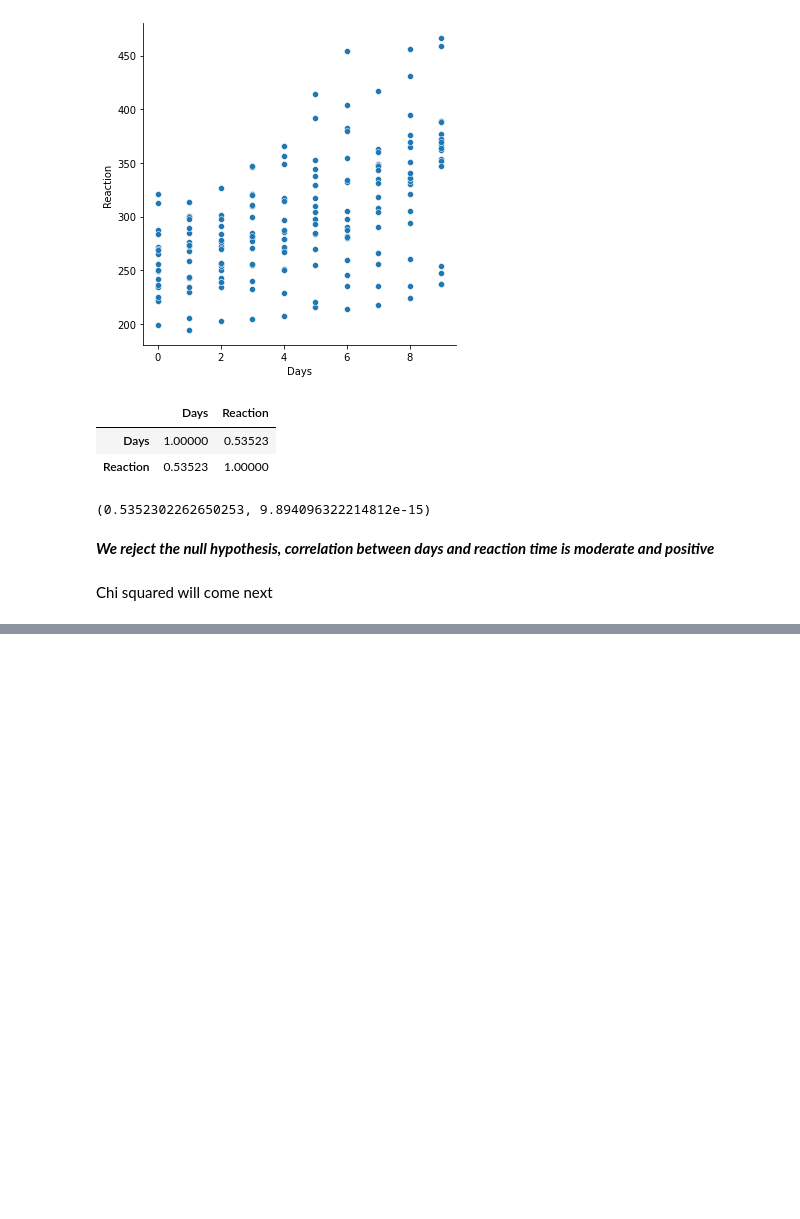
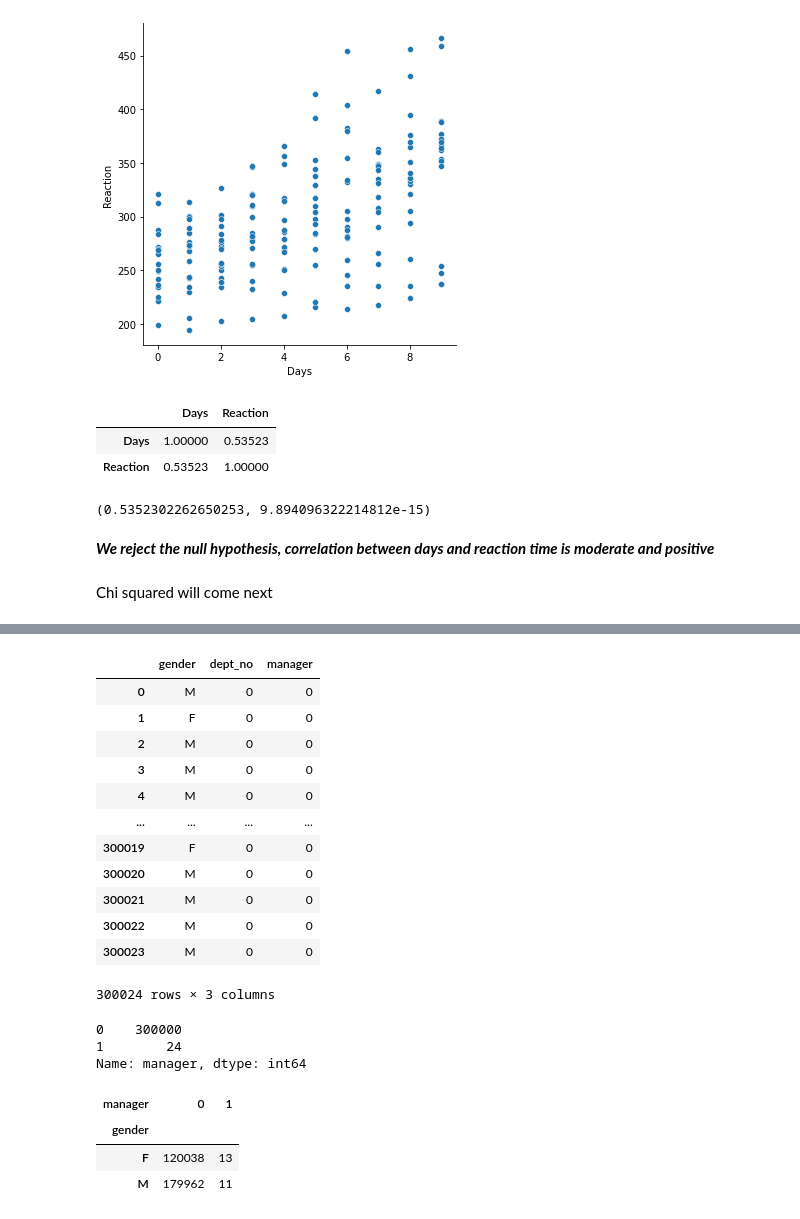
Before and after one commit to adam-talbot/statistics-exercises, a Jupyter notebook: hypothesis_testing.ipynb, the cells around one changed output, grey strips where cells are left out. Cells and saved outputs as stored; diff of their text form; code cells hidden in the pictures; blank space fills up the shorter version.

```diff
--- a/hypothesis_testing.ipynb
+++ b/hypothesis_testing.ipynb
@@ -1075,0 +1384,11 @@ Chi squared will come next
+# %%
+# read in needed data using read_sql
+
+url = f'mysql+pymysql://{user}:{password}@{host}/employees'
+query = '''
+select gender, dm.dept_no
+from employees as e
+LEFT JOIN dept_manager as dm using(emp_no);
+'''
+gender_mgr = pd.read_sql(query, url)
+gender_mgr.head()
@@ -1075,0 +1402,3 @@ Chi squared will come next
+# %%
+gender_mgr.fillna(0, inplace=True)
+gender_mgr.head()
@@ -1075,0 +1412,34 @@ Chi squared will come next
+# %%
+# use np.where to create new column for manager status
+gender_mgr['manager'] = np.where(gender_mgr.dept_no == 0, 0, 1)
+gender_mgr
+# %% [output]
+|  | gender | dept_no | manager |
+| 0 | M | 0 | 0 |
+| 1 | F | 0 | 0 |
+| 2 | M | 0 | 0 |
+| 3 | M | 0 | 0 |
+| 4 | M | 0 | 0 |
+| ... | ... | ... | ... |
+| 300019 | F | 0 | 0 |
+| 300020 | M | 0 | 0 |
+| 300021 | M | 0 | 0 |
+| 300022 | M | 0 | 0 |
+| 300023 | M | 0 | 0 |
+300024 rows × 3 columns
+# %%
+# make sure this worked as expected using value_counts
+gender_mgr.manager.value_counts()
+# %% [output]
+0    300000
+1        24
+Name: manager, dtype: int64
+# %%
+# create observation table usind crosstab
+observed = pd.crosstab(gender_mgr.gender, gender_mgr.manager)
+observed
+# %% [output]
+| manager | 0 | 1 |
+| gender |  |  |
+| F | 120038 | 13 |
+| M | 179962 | 11 |
```
Also changed, not shown: parts of 39 cells of this notebook.
